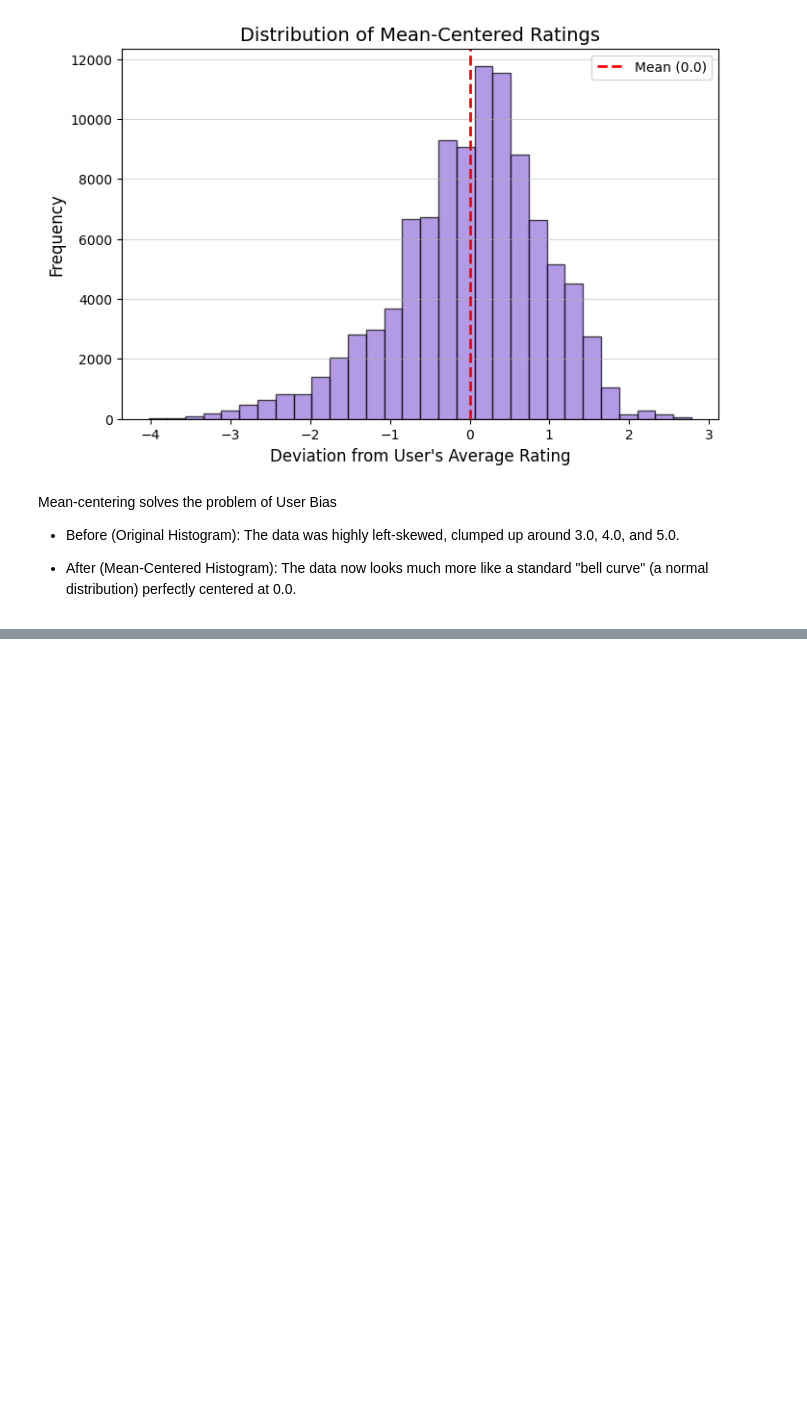
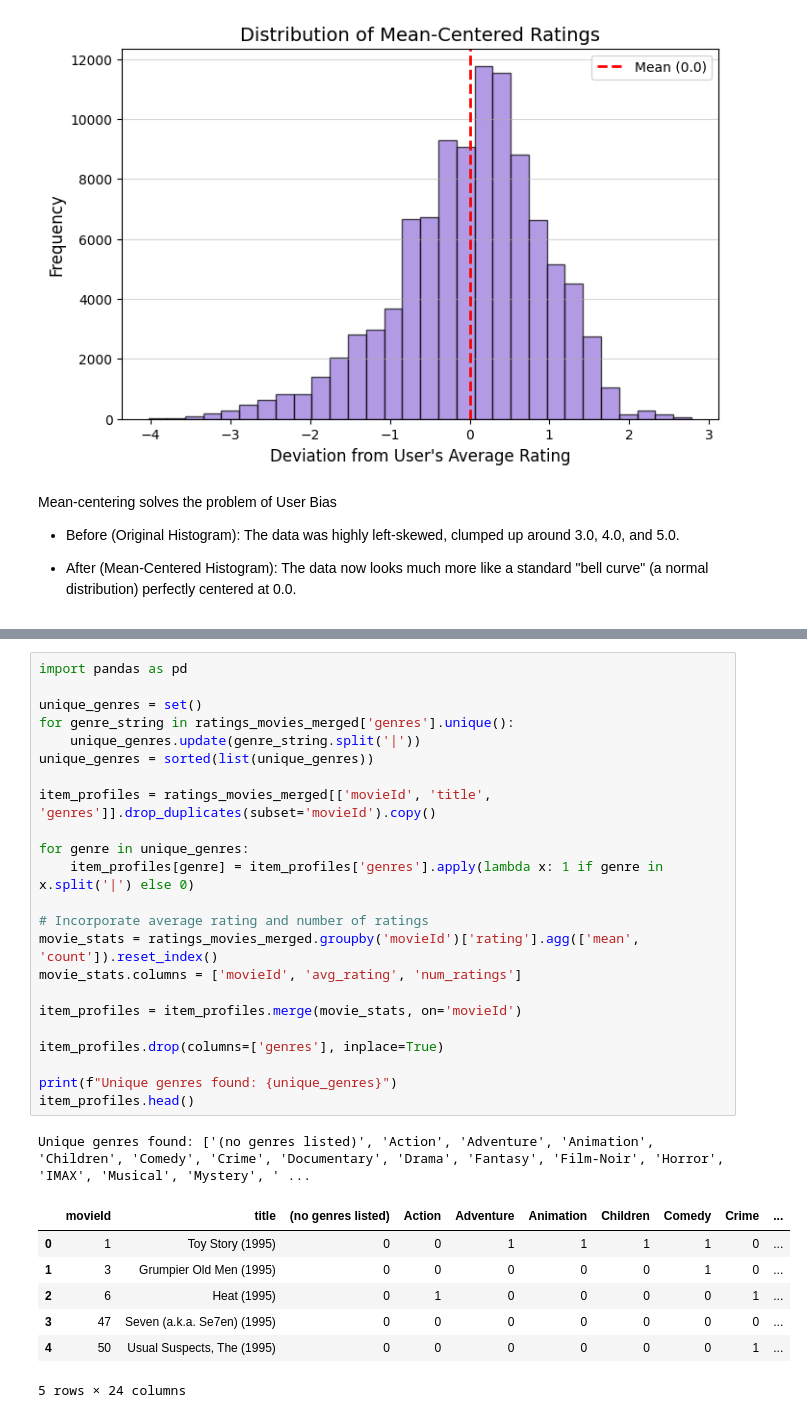
Before and after one commit to shadyalattarr/Data-Mining-Assignments, a Jupyter notebook: Final_lab/final_lab.ipynb, the cells around one changed output, grey strips where cells are left out. Saved outputs shown, nothing was run; the diff lists cells and outputs as text; blank space fills up the shorter version.

```diff
--- a/Final_lab/final_lab.ipynb
+++ b/Final_lab/final_lab.ipynb
@@ -344,0 +360,32 @@ Mean-centering solves the problem of User Bias
+# %%
+import pandas as pd
+
+unique_genres = set()
+for genre_string in ratings_movies_merged['genres'].unique():
+    unique_genres.update(genre_string.split('|'))
+unique_genres = sorted(list(unique_genres))
+
+item_profiles = ratings_movies_merged[['movieId', 'title', 'genres']].drop_duplicates(subset='movieId').copy()
+
+for genre in unique_genres:
+    item_profiles[genre] = item_profiles['genres'].apply(lambda x: 1 if genre in x.split('|') else 0)
+
+# Incorporate average rating and number of ratings
+movie_stats = ratings_movies_merged.groupby('movieId')['rating'].agg(['mean', 'count']).reset_index()
+movie_stats.columns = ['movieId', 'avg_rating', 'num_ratings']
+
+item_profiles = item_profiles.merge(movie_stats, on='movieId')
+
+item_profiles.drop(columns=['genres'], inplace=True)
+
+print(f"Unique genres found: {unique_genres}")
+item_profiles.head()
+# %% [output]
+Unique genres found: ['(no genres listed)', 'Action', 'Adventure', 'Animation', 'Children', 'Comedy', 'Crime', 'Documentary', 'Drama', 'Fantasy', 'Film-Noir', 'Horror', 'IMAX', 'Musical', 'Mystery', ' ...
+|  | movieId | title | (no genres listed) | Action | Adventure | Animation | Children | Comedy | Crime | ... |
+| 0 | 1 | Toy Story (1995) | 0 | 0 | 1 | 1 | 1 | 1 | 0 | ... |
+| 1 | 3 | Grumpier Old Men (1995) | 0 | 0 | 0 | 0 | 0 | 1 | 0 | ... |
+| 2 | 6 | Heat (1995) | 0 | 1 | 0 | 0 | 0 | 0 | 1 | ... |
+| 3 | 47 | Seven (a.k.a. Se7en) (1995) | 0 | 0 | 0 | 0 | 0 | 0 | 0 | ... |
+| 4 | 50 | Usual Suspects, The (1995) | 0 | 0 | 0 | 0 | 0 | 0 | 1 | ... |
+5 rows × 24 columns
```
Also changed, not shown: parts of 7 cells of this notebook.
